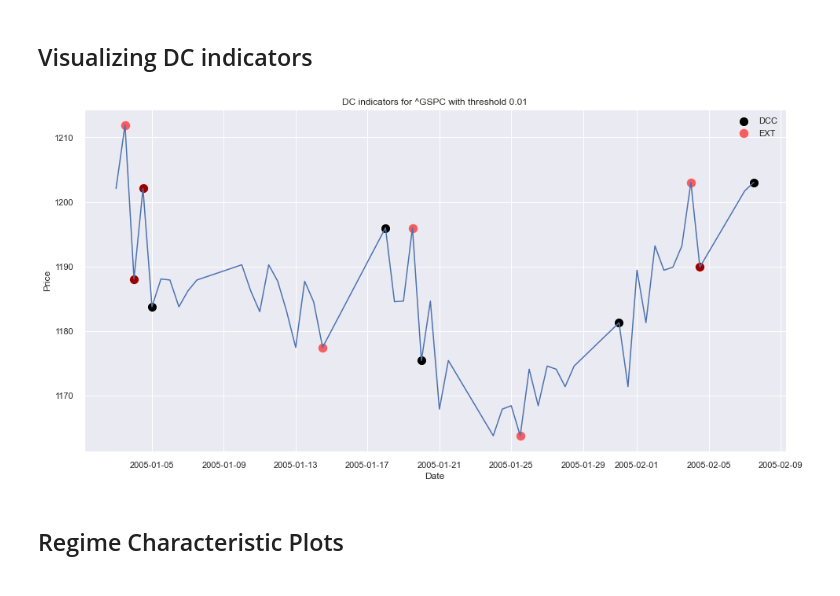
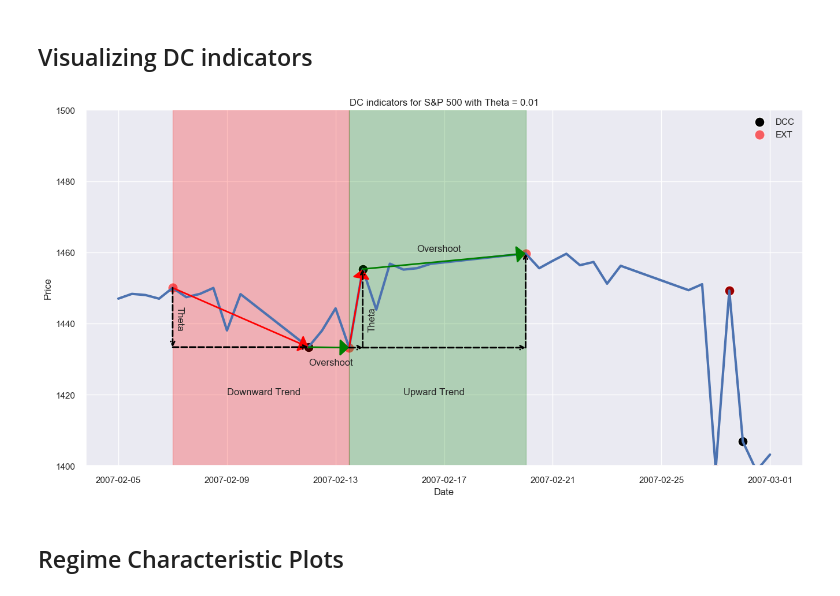
Before and after one commit to uday-31/detecting-market-regime-changes, a Jupyter notebook: detecting-regime-change.ipynb, the cells around one changed output. Saved outputs shown, nothing was run; the diff lists cells and outputs as text; code cells hidden in the pictures.

Commit message:
* Add function to annotate graph.

```diff
--- a/detecting-regime-change.ipynb
+++ b/detecting-regime-change.ipynb
@@ -221,38 +221,42 @@ model = Pipeline(df_ts= df_ts, **cv.get_optimal_parameters())
 model.fit()
 # %%
 # example
-sample_ts = df_ts[:50]
+sample_ts = df_ts[1050:1085]
+first_date = sample_ts.index[0]
 last_date = sample_ts.index[-1]
 
 dcc = []
 dcc_idx = []
 ext = []
 ext_idx = []
 
 for i in range(len(model.dc['train'])):
     dcc.append(model.dc['train'][i][1])
     dcc_idx.append(model.dc['train'][i][0])
     ext.append( model.dc['train'][i][3] )
     ext_idx.append( model.dc['train'][i][2] )
 
 dcc = pd.Series( data=dcc, index = dcc_idx)
 ext = pd.Series( data=ext, index = ext_idx)
 
-sample_dcc = dcc.loc[:last_date]#.index
-sample_ext = ext.loc[:last_date]#.index
+sample_dcc = dcc.loc[first_date:last_date]#.index
+sample_ext = ext.loc[first_date:last_date]#.index
 
 fig,ax = plt.subplots(figsize=(16,8))
 features = model.dc['train']
-sns.lineplot(data=sample_ts)
-sns.scatterplot(x = sample_dcc.index, y = sample_dcc, color='black', s=150, label='DCC',alpha=1)
-sns.scatterplot(x = sample_ext.index, y = sample_ext, color='red', s=150, label='EXT',alpha=0.6)
+sns.lineplot(data=sample_ts, linewidth=3)
+sns.scatterplot(x = sample_dcc.index, y = sample_dcc, color='black', s=150, label='DCC',alpha=1, ax=ax)
+sns.scatterplot(x = sample_ext.index, y = sample_ext, color='red', s=150, label='EXT',alpha=0.6, ax=ax)
 
-ax.set_title(f"DC indicators for {model.ticker} with threshold {model.theta}")
+annotate_plot(ax, sample_ext, sample_dcc)
+
+ax.set_title(f"DC indicators for S&P 500 with Theta = {model.theta}")
 ax.set_ylabel("Price")
+ax.set_ylim([1400, 1500])
 ax.legend()
 plt.show()
 # %% [output]
-[figure, old version]
+[figure, new version]
 # %% [markdown]
 ## Regime Characteristic Plots
 # %%
```
Also changed, not shown: 1 other file.
